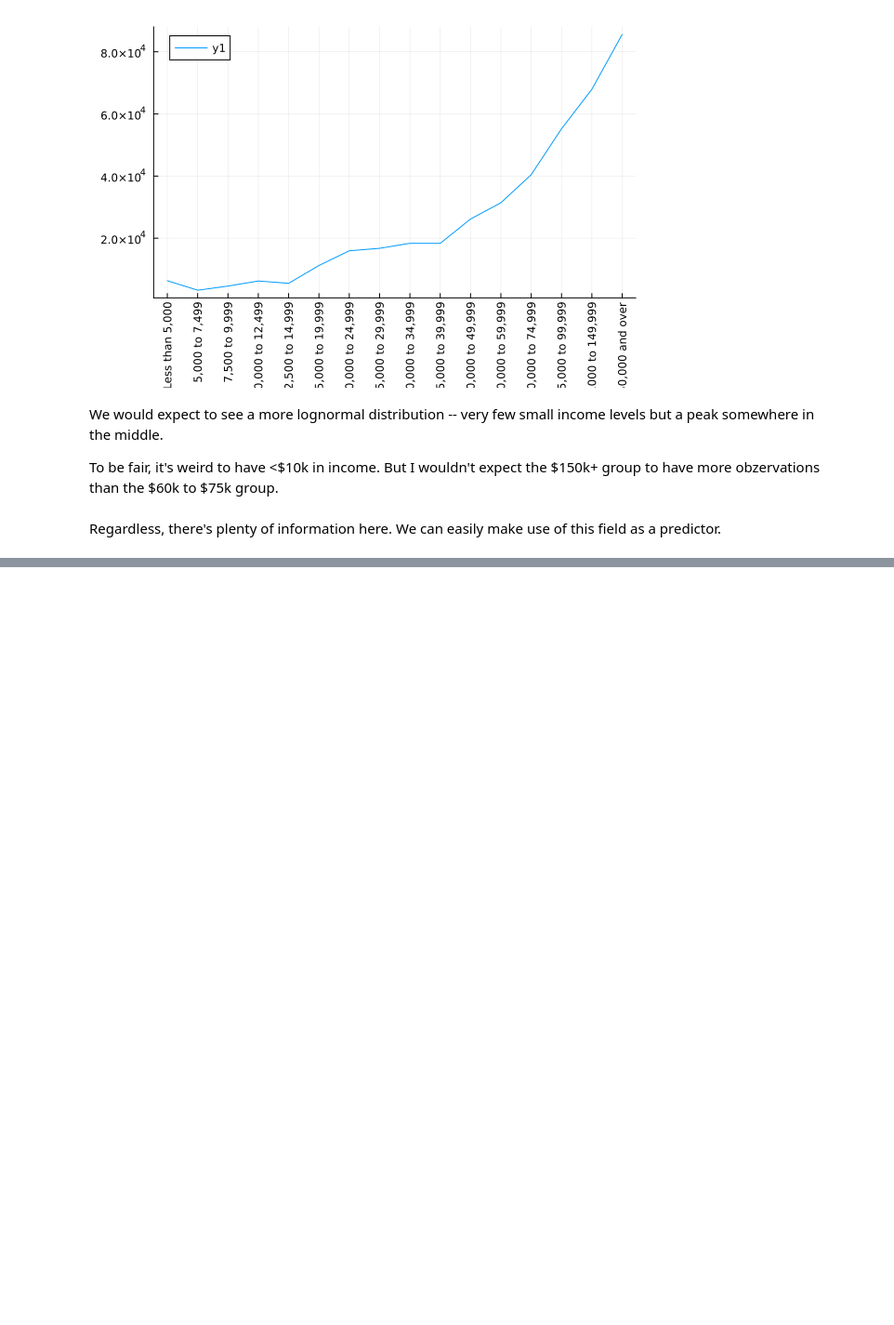
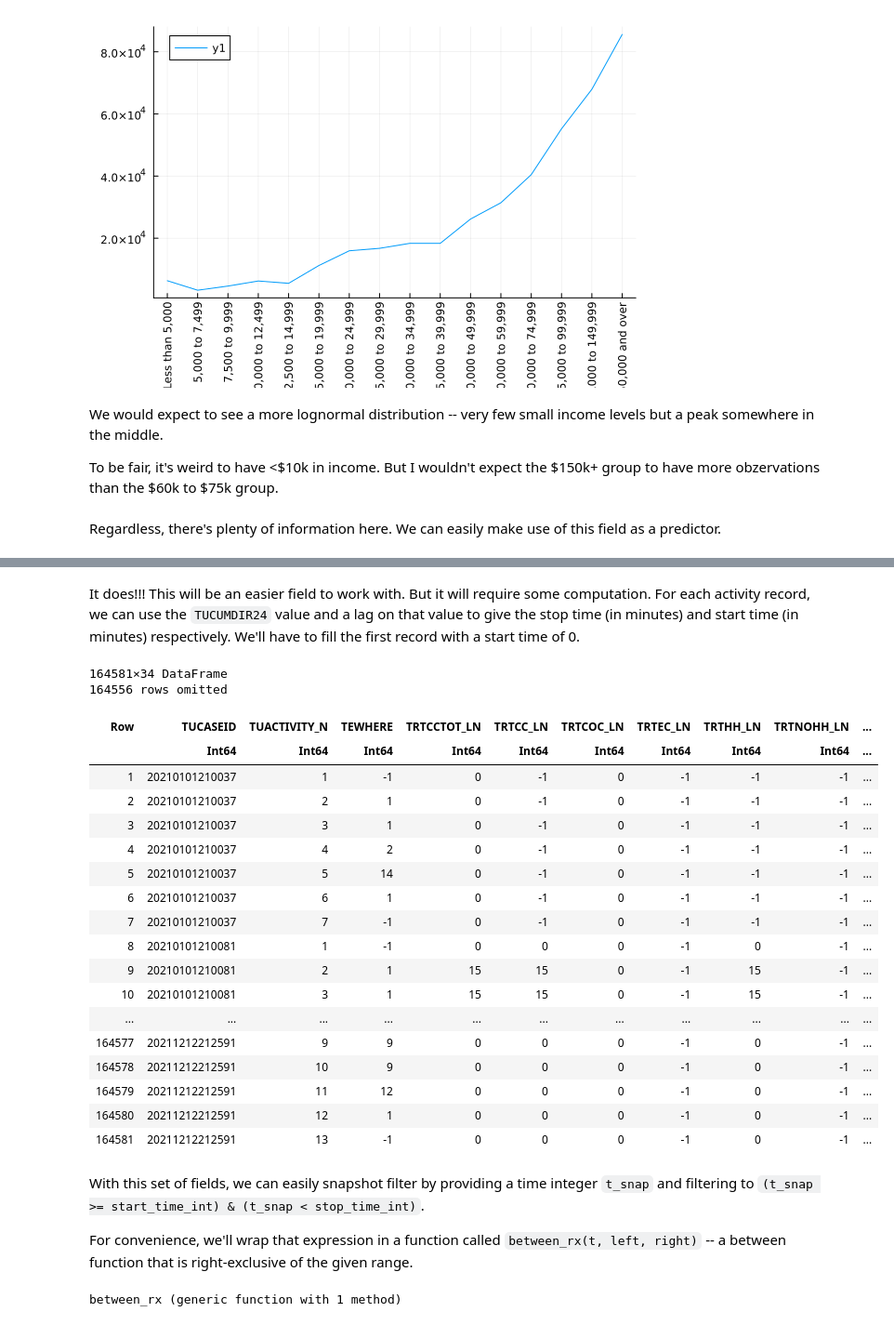
Before and after one commit to mike-herman/DoingRightNow-Analysis, a Jupyter notebook: Journal.ipynb, the cells around one changed output, grey strips where cells are left out. Shown at 93% size. Cells and saved outputs as stored; diff of their text form; code cells hidden in the pictures; blank space fills up the shorter version.

```diff
--- a/Journal.ipynb
+++ b/Journal.ipynb
@@ -637,0 +871,37 @@ Regardless, there's plenty of information here. We can easily make use of this f
+# %% [markdown]
+It does!!! This will be an easier field to work with. But it will require some computation. For each activity record, we can use the `TUCUMDIR24` value and a lag on that value to give the stop time (in minutes) and start time (in minutes) respectively. We'll have to fill the first record with a start time of 0.
+# %%
+act = @pipe act |>
+    transform(_, :TUCUMDUR24 => (t -> ShiftedArrays.lag(t, 1, default = 0)) => :start_time_int) |>
+    transform(_, :TUCUMDUR24 => :stop_time_int)
+# %% [output]
+164581×34 DataFrame
+164556 rows omitted
+| Row | TUCASEID | TUACTIVITY_N | TEWHERE | TRTCCTOT_LN | TRTCC_LN | TRTCOC_LN | TRTEC_LN | TRTHH_LN | TRTNOHH_LN | ... |
+|  | Int64 | Int64 | Int64 | Int64 | Int64 | Int64 | Int64 | Int64 | Int64 | ... |
+| 1 | 20210101210037 | 1 | -1 | 0 | -1 | 0 | -1 | -1 | -1 | ... |
+| 2 | 20210101210037 | 2 | 1 | 0 | -1 | 0 | -1 | -1 | -1 | ... |
+| 3 | 20210101210037 | 3 | 1 | 0 | -1 | 0 | -1 | -1 | -1 | ... |
+| 4 | 20210101210037 | 4 | 2 | 0 | -1 | 0 | -1 | -1 | -1 | ... |
+| 5 | 20210101210037 | 5 | 14 | 0 | -1 | 0 | -1 | -1 | -1 | ... |
+| 6 | 20210101210037 | 6 | 1 | 0 | -1 | 0 | -1 | -1 | -1 | ... |
+| 7 | 20210101210037 | 7 | -1 | 0 | -1 | 0 | -1 | -1 | -1 | ... |
+| 8 | 20210101210081 | 1 | -1 | 0 | 0 | 0 | -1 | 0 | -1 | ... |
+| 9 | 20210101210081 | 2 | 1 | 15 | 15 | 0 | -1 | 15 | -1 | ... |
+| 10 | 20210101210081 | 3 | 1 | 15 | 15 | 0 | -1 | 15 | -1 | ... |
+| ... | ... | ... | ... | ... | ... | ... | ... | ... | ... | ... |
+| 164577 | 20211212212591 | 9 | 9 | 0 | 0 | 0 | -1 | 0 | -1 | ... |
+| 164578 | 20211212212591 | 10 | 9 | 0 | 0 | 0 | -1 | 0 | -1 | ... |
+| 164579 | 20211212212591 | 11 | 12 | 0 | 0 | 0 | -1 | 0 | -1 | ... |
+| 164580 | 20211212212591 | 12 | 1 | 0 | 0 | 0 | -1 | 0 | -1 | ... |
+| 164581 | 20211212212591 | 13 | -1 | 0 | 0 | 0 | -1 | 0 | -1 | ... |
+# %% [markdown]
+With this set of fields, we can easily snapshot filter by providing a time integer `t_snap` and filtering to `(t_snap >= start_time_int) & (t_snap < stop_time_int)`.
+
+For convenience, we'll wrap that expression in a function called `between_rx(t, left, right)` -- a between function that is right-exclusive of the given range.
+# %%
+function between_rx(t, left, right)
+    return (t >= left) & (t < right)
+end
+# %% [output]
+between_rx (generic function with 1 method)
```
Also changed, not shown: parts of 54 cells of this notebook, 1 other file.
